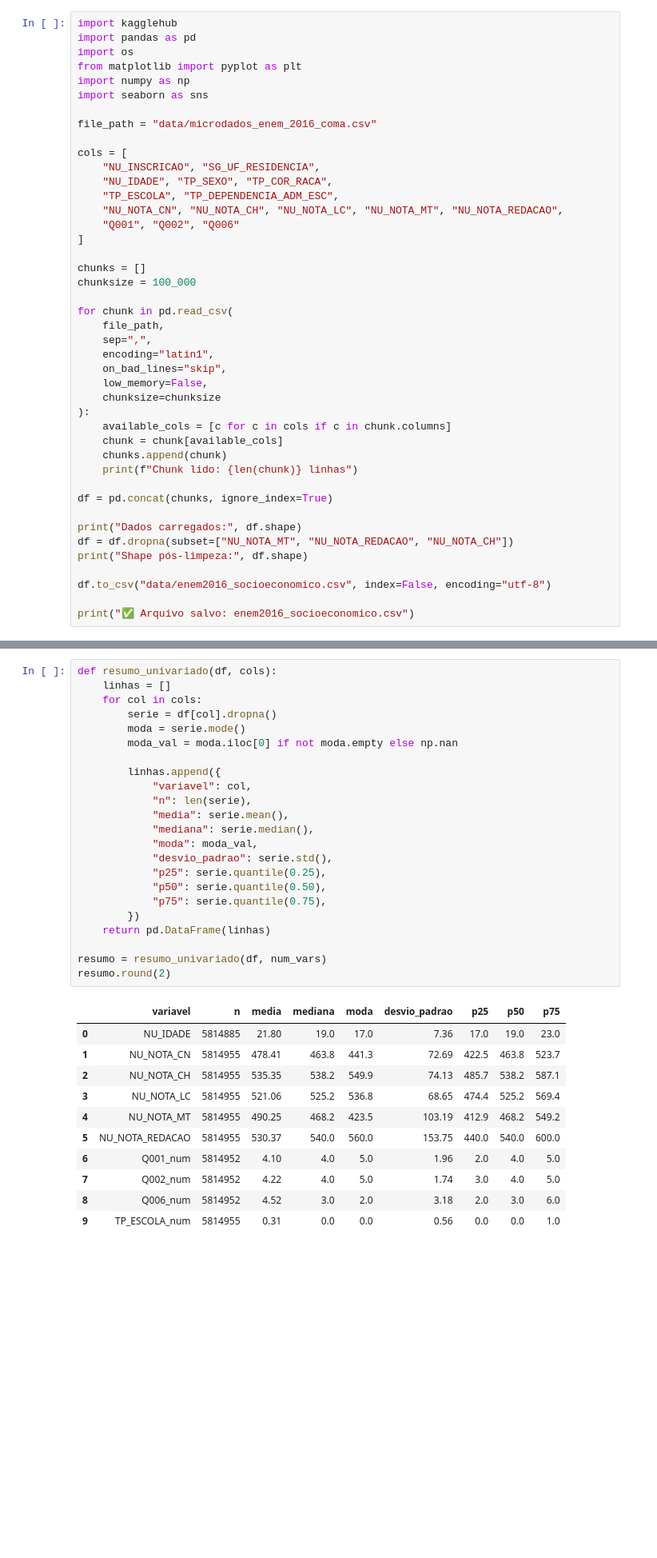
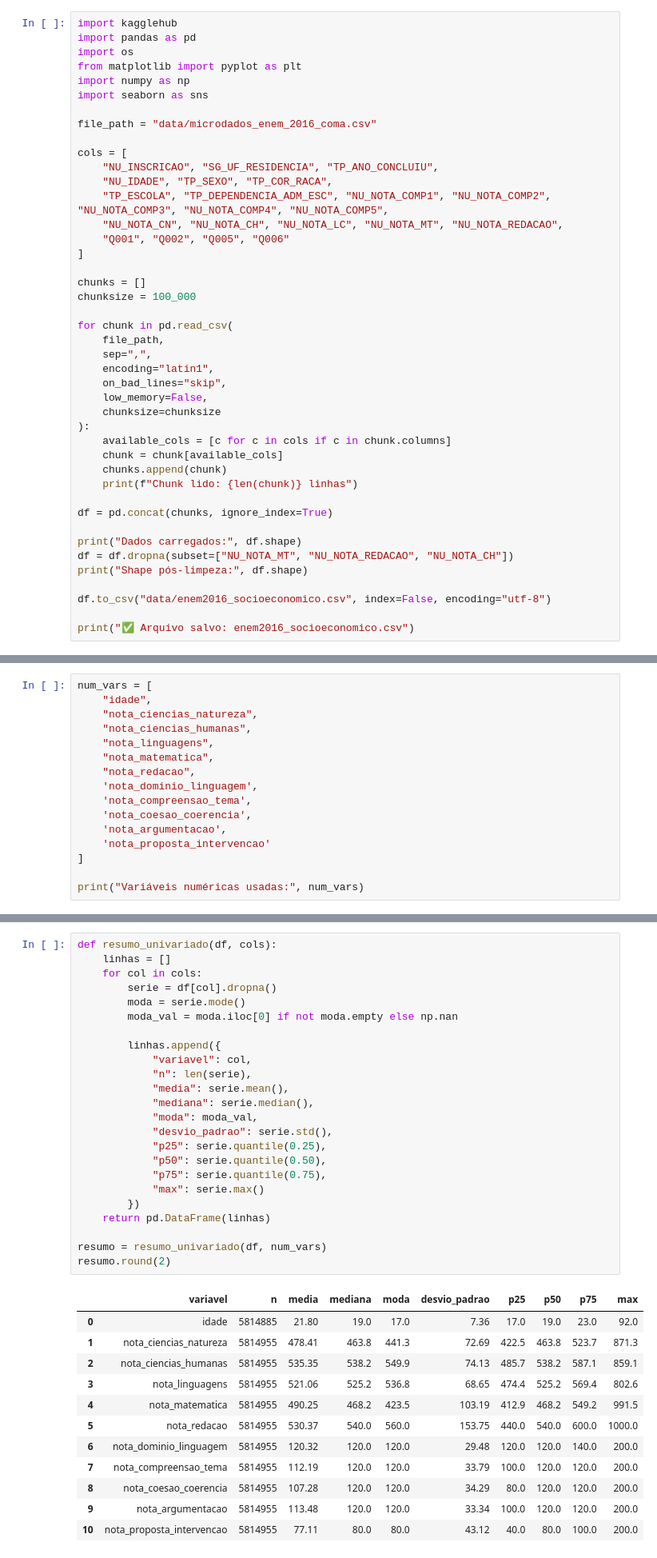
Before and after one commit to Fkureski/DataAnalyticsENEM2016, a Jupyter notebook: main.ipynb, the cells around one changed output, grey strips where cells are left out. Shown at 80% size. Cells and saved outputs as stored; diff of their text form; blank space fills up the shorter version.

```diff
--- a/main.ipynb
+++ b/main.ipynb
@@ -9,11 +9,11 @@ import seaborn as sns
 file_path = "data/microdados_enem_2016_coma.csv"
 
 cols = [
-    "NU_INSCRICAO", "SG_UF_RESIDENCIA",
+    "NU_INSCRICAO", "SG_UF_RESIDENCIA", "TP_ANO_CONCLUIU",
     "NU_IDADE", "TP_SEXO", "TP_COR_RACA",
-    "TP_ESCOLA", "TP_DEPENDENCIA_ADM_ESC",
+    "TP_ESCOLA", "TP_DEPENDENCIA_ADM_ESC", "NU_NOTA_COMP1", "NU_NOTA_COMP2", "NU_NOTA_COMP3", "NU_NOTA_COMP4", "NU_NOTA_COMP5",
     "NU_NOTA_CN", "NU_NOTA_CH", "NU_NOTA_LC", "NU_NOTA_MT", "NU_NOTA_REDACAO",
-    "Q001", "Q002", "Q006"
+    "Q001", "Q002", "Q005", "Q006"
 ]
 
 chunks = []
@@ -120,0 +226,16 @@ Variáveis numéricas usadas: ['NU_IDADE', 'NU_NOTA_CN', 'NU_NOTA_CH', 'NU_NOTA_
+# %%
+num_vars = [
+    "idade",
+    "nota_ciencias_natureza",
+    "nota_ciencias_humanas",
+    "nota_linguagens",
+    "nota_matematica",
+    "nota_redacao",
+    'nota_dominio_linguagem',
+    'nota_compreensao_tema',
+    'nota_coesao_coerencia',
+    'nota_argumentacao',
+    'nota_proposta_intervencao'
+]
+
+print("Variáveis numéricas usadas:", num_vars)
@@ -121,38 +244,40 @@ Variáveis numéricas usadas: ['NU_IDADE', 'NU_NOTA_CN', 'NU_NOTA_CH', 'NU_NOTA_
 # %%
 def resumo_univariado(df, cols):
     linhas = []
     for col in cols:
         serie = df[col].dropna()
         moda = serie.mode()
         moda_val = moda.iloc[0] if not moda.empty else np.nan
 
         linhas.append({
             "variavel": col,
             "n": len(serie),
             "media": serie.mean(),
             "mediana": serie.median(),
             "moda": moda_val,
             "desvio_padrao": serie.std(),
             "p25": serie.quantile(0.25),
             "p50": serie.quantile(0.50),
             "p75": serie.quantile(0.75),
+            "max": serie.max()
         })
     return pd.DataFrame(linhas)
 
 resumo = resumo_univariado(df, num_vars)
 resumo.round(2)
 # %% [output]
-|  | variavel | n | media | mediana | moda | desvio_padrao | p25 | p50 | p75 |
-| 0 | NU_IDADE | 5814885 | 21.80 | 19.0 | 17.0 | 7.36 | 17.0 | 19.0 | 23.0 |
-| 1 | NU_NOTA_CN | 5814955 | 478.41 | 463.8 | 441.3 | 72.69 | 422.5 | 463.8 | 523.7 |
-| 2 | NU_NOTA_CH | 5814955 | 535.35 | 538.2 | 549.9 | 74.13 | 485.7 | 538.2 | 587.1 |
-| 3 | NU_NOTA_LC | 5814955 | 521.06 | 525.2 | 536.8 | 68.65 | 474.4 | 525.2 | 569.4 |
-| 4 | NU_NOTA_MT | 5814955 | 490.25 | 468.2 | 423.5 | 103.19 | 412.9 | 468.2 | 549.2 |
-| 5 | NU_NOTA_REDACAO | 5814955 | 530.37 | 540.0 | 560.0 | 153.75 | 440.0 | 540.0 | 600.0 |
-| 6 | Q001_num | 5814952 | 4.10 | 4.0 | 5.0 | 1.96 | 2.0 | 4.0 | 5.0 |
-| 7 | Q002_num | 5814952 | 4.22 | 4.0 | 5.0 | 1.74 | 3.0 | 4.0 | 5.0 |
-| 8 | Q006_num | 5814952 | 4.52 | 3.0 | 2.0 | 3.18 | 2.0 | 3.0 | 6.0 |
-| 9 | TP_ESCOLA_num | 5814955 | 0.31 | 0.0 | 0.0 | 0.56 | 0.0 | 0.0 | 1.0 |
+|  | variavel | n | media | mediana | moda | desvio_padrao | p25 | p50 | p75 | max |
+| 0 | idade | 5814885 | 21.80 | 19.0 | 17.0 | 7.36 | 17.0 | 19.0 | 23.0 | 92.0 |
+| 1 | nota_ciencias_natureza | 5814955 | 478.41 | 463.8 | 441.3 | 72.69 | 422.5 | 463.8 | 523.7 | 871.3 |
+| 2 | nota_ciencias_humanas | 5814955 | 535.35 | 538.2 | 549.9 | 74.13 | 485.7 | 538.2 | 587.1 | 859.1 |
+| 3 | nota_linguagens | 5814955 | 521.06 | 525.2 | 536.8 | 68.65 | 474.4 | 525.2 | 569.4 | 802.6 |
+| 4 | nota_matematica | 5814955 | 490.25 | 468.2 | 423.5 | 103.19 | 412.9 | 468.2 | 549.2 | 991.5 |
+| 5 | nota_redacao | 5814955 | 530.37 | 540.0 | 560.0 | 153.75 | 440.0 | 540.0 | 600.0 | 1000.0 |
+| 6 | nota_dominio_linguagem | 5814955 | 120.32 | 120.0 | 120.0 | 29.48 | 120.0 | 120.0 | 140.0 | 200.0 |
+| 7 | nota_compreensao_tema | 5814955 | 112.19 | 120.0 | 120.0 | 33.79 | 100.0 | 120.0 | 120.0 | 200.0 |
+| 8 | nota_coesao_coerencia | 5814955 | 107.28 | 120.0 | 120.0 | 34.29 | 80.0 | 120.0 | 120.0 | 200.0 |
+| 9 | nota_argumentacao | 5814955 | 113.48 | 120.0 | 120.0 | 33.34 | 100.0 | 120.0 | 120.0 | 200.0 |
+| 10 | nota_proposta_intervencao | 5814955 | 77.11 | 80.0 | 80.0 | 43.12 | 40.0 | 80.0 | 100.0 | 200.0 |
 # %%
 for col in num_vars:
     plt.figure(figsize=(6, 4))
```
Also changed, not shown: parts of 8 cells of this notebook, 1 other file.
